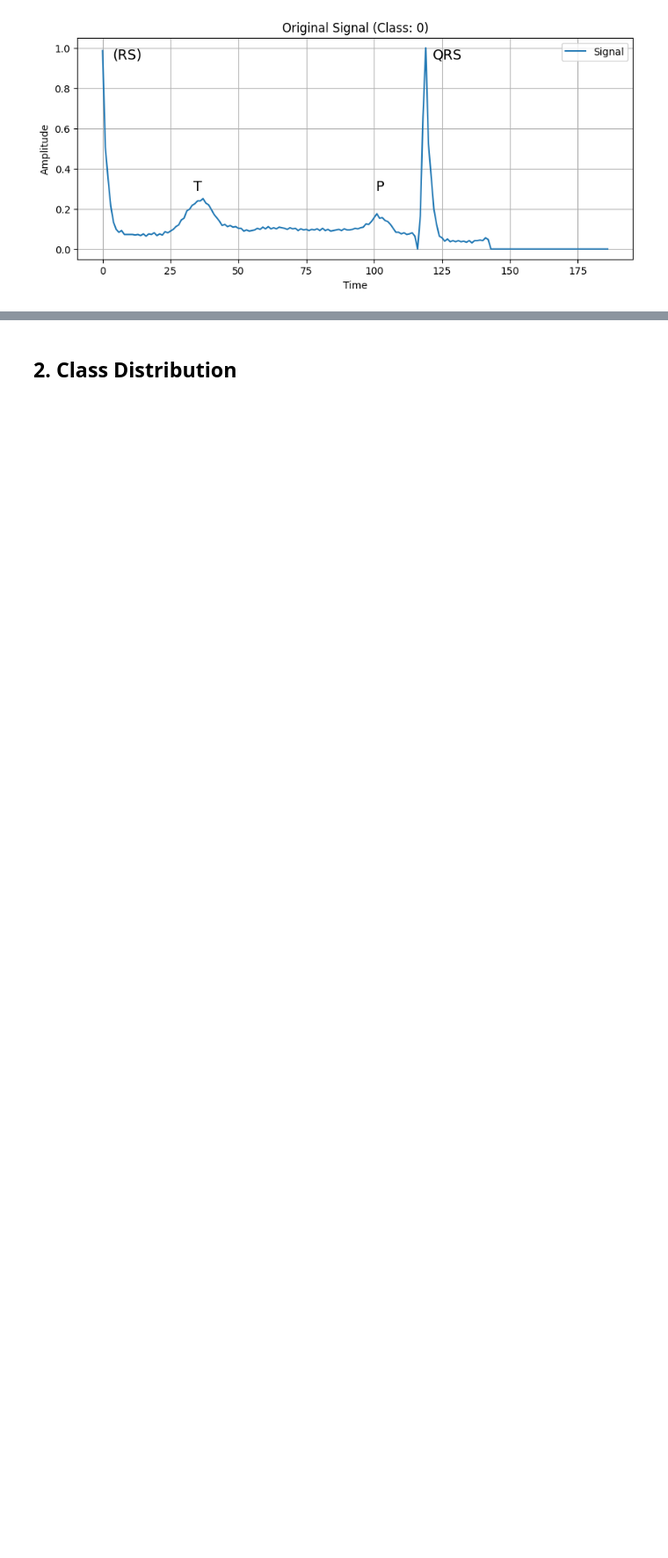
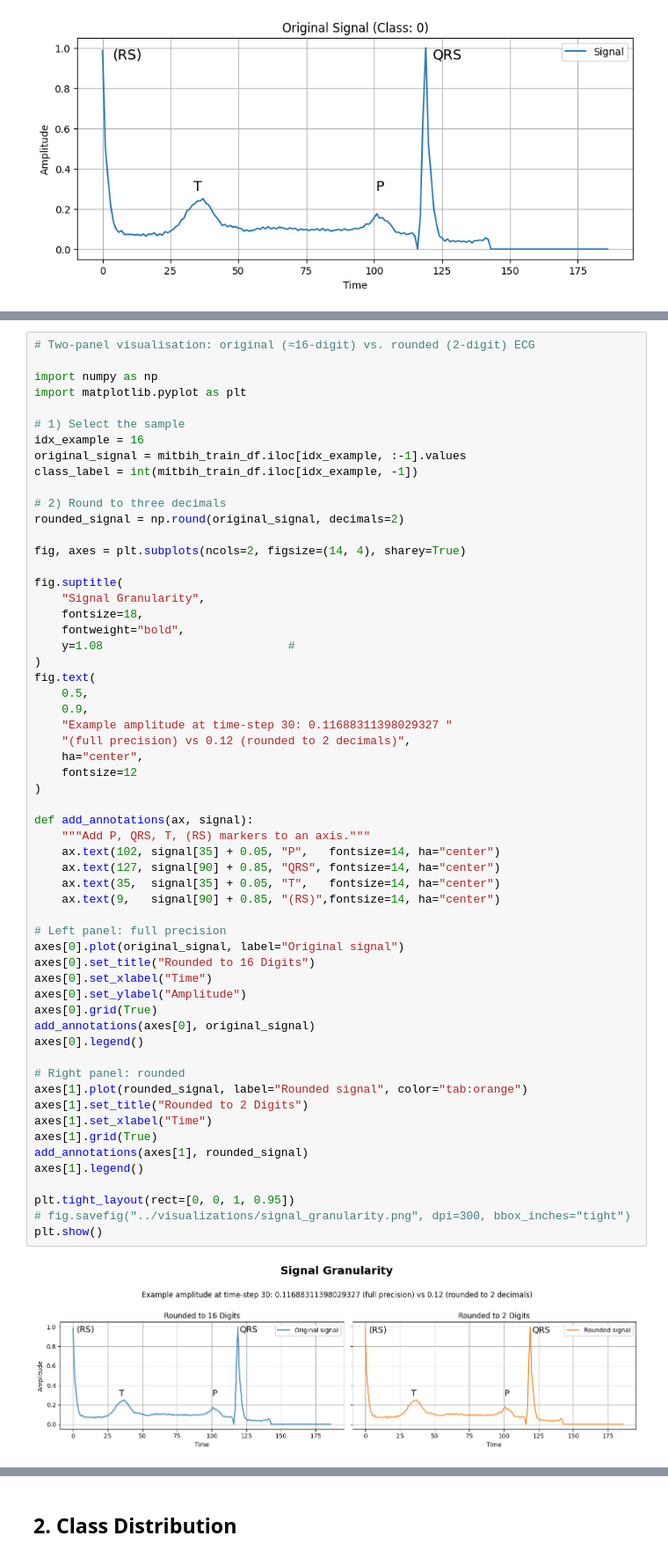
Before and after one commit to tubetraveller/deep_learning_ecg, a Jupyter notebook: notebooks/02_exploratory_data_analysis.ipynb, the cells around one changed output, grey strips where cells are left out. Shown at 88% size. Cells and saved outputs as stored; diff of their text form; blank space fills up the shorter version.

```diff
--- a/notebooks/01_exploratory_data_analysis.ipynb
+++ b/notebooks/02_exploratory_data_analysis.ipynb
@@ -151,0 +184,60 @@ We can see that the Signal (here as an example a normal heartbeat (Class:0)) dev
+# %%
+# Two-panel visualisation: original (≈16-digit) vs. rounded (2-digit) ECG
+
+import numpy as np
+import matplotlib.pyplot as plt
+
+# 1) Select the sample
+idx_example = 16
+original_signal = mitbih_train_df.iloc[idx_example, :-1].values
+class_label = int(mitbih_train_df.iloc[idx_example, -1])
+
+# 2) Round to three decimals
+rounded_signal = np.round(original_signal, decimals=2)
+
+fig, axes = plt.subplots(ncols=2, figsize=(14, 4), sharey=True)
+
+fig.suptitle(
+    "Signal Granularity",
+    fontsize=18,
+    fontweight="bold",
+    y=1.08                           #
+)
+fig.text(
+    0.5,
+    0.9,
+    "Example amplitude at time-step 30: 0.11688311398029327 "
+    "(full precision) vs 0.12 (rounded to 2 decimals)",
+    ha="center",
+    fontsize=12
+)
+
+def add_annotations(ax, signal):
+    """Add P, QRS, T, (RS) markers to an axis."""
+    ax.text(102, signal[35] + 0.05, "P",   fontsize=14, ha="center")
+    ax.text(127, signal[90] + 0.85, "QRS", fontsize=14, ha="center")
+    ax.text(35,  signal[35] + 0.05, "T",   fontsize=14, ha="center")
+    ax.text(9,   signal[90] + 0.85, "(RS)",fontsize=14, ha="center")
+
+# Left panel: full precision
+axes[0].plot(original_signal, label="Original signal")
+axes[0].set_title("Rounded to 16 Digits")
+axes[0].set_xlabel("Time")
+axes[0].set_ylabel("Amplitude")
+axes[0].grid(True)
+add_annotations(axes[0], original_signal)
+axes[0].legend()
+
+# Right panel: rounded
+axes[1].plot(rounded_signal, label="Rounded signal", color="tab:orange")
+axes[1].set_title("Rounded to 2 Digits")
+axes[1].set_xlabel("Time")
+axes[1].grid(True)
+add_annotations(axes[1], rounded_signal)
+axes[1].legend()
+
+plt.tight_layout(rect=[0, 0, 1, 0.95])
+# fig.savefig("../visualizations/signal_granularity.png", dpi=300, bbox_inches="tight")
+plt.show()
+# %% [output]
+[figure, added]
```
Also changed, not shown: parts of 21 cells of this notebook, 6 other files.
